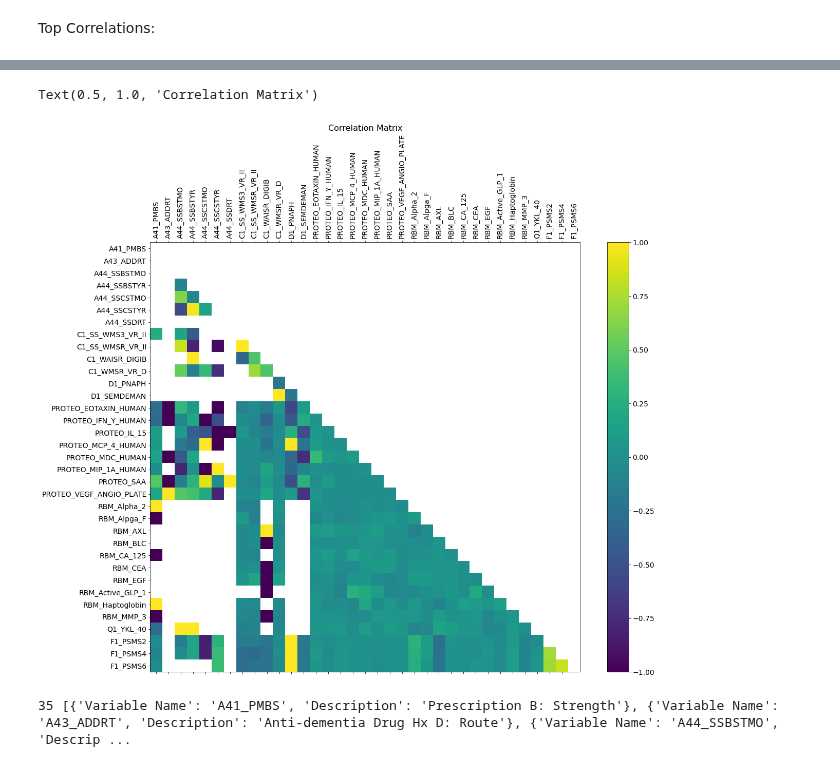
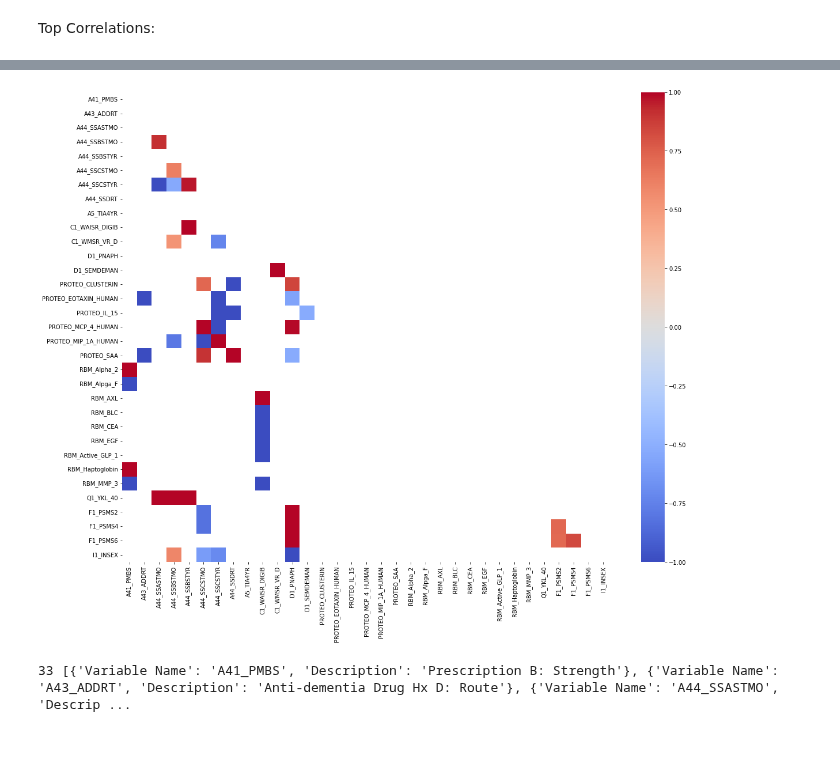
Before and after one commit to anusha1207/TARCC-Alzheimers, a Jupyter notebook: data_correlations.ipynb, the cells around one changed output, grey strips where cells are left out. Saved outputs shown, nothing was run; the diff lists cells and outputs as text; code cells hidden in the pictures.

Commit message:
correlatoin plot edits

```diff
--- a/data_correlations.ipynb
+++ b/data_correlations.ipynb
@@ -41,16 +40,29 @@ np.fill_diagonal(corr_values.values, 0)
 # %% [markdown]
 Pre Processing
 # %%
-# Scan each row to see if it has any correlations over 0.5 or under -0.5. If not, add to list to delete
+# Sanity check to enforce correlations are within [-1.0, 1.0]
 for column in corr_values:
     corr_values[column].mask(corr_values[column] >= 1.0, np.nan, inplace=True)
     corr_values[column].mask(corr_values[column] <= -1.0, np.nan, inplace=True)
 
-
+# for each row, ensure that a correlation exists > |.5|
+# if not, record the row
 rows_delete = []
 for index, row in corr_values.iterrows():
     delete = True
     for value in row:
-        if (value >= 0.75 and value < 1.0) or (value <= -0.75 and value > -1.0):
+        if (value >= 0.5 or value <= -0.5):
             delete = False
+    # record a list of (row index, Delete?) listings
     rows_delete.append(tuple([index, delete]))
+# %%
+# masking all correlations < |.5| to be nan
+def mask_(elem):
+    if elem < 0.5 and elem > -0.5 and type(elem) != str:
+        return np.nan
+    else:
+        return elem
+
+corr_values = corr_values.applymap(mask_)
+
+corr_values
@@ -108,18 +153,21 @@ corr_values.shape
 # %%
 # Fill diagonal and upper half with NaNs
 mask = np.zeros_like(corr_values, dtype=bool)
 mask[np.triu_indices_from(mask)] = True
 corr_values[mask] = np.nan
-f = plt.figure(figsize=(19, 15))
-plt.matshow(corr_values, fignum=f.number)
-plt.xticks(range(corr_values.select_dtypes(['number']).shape[1]), corr_values.select_dtypes(['number']).columns, fontsize=14, rotation=90)
-plt.yticks(range(corr_values.select_dtypes(['number']).shape[1]), corr_values.select_dtypes(['number']).columns, fontsize=14)
-cb = plt.colorbar()
-cb.ax.tick_params(labelsize=14)
-plt.title('Correlation Matrix', fontsize=16)
+
+plt.figure(figsize=(19,15))
+sns.heatmap(corr_values, cmap="coolwarm")
+plt.show()
+#f = plt.figure(figsize=(19, 15))
+#plt.matshow(corr_values, fignum=f.number)
+#plt.xticks(range(corr_values.select_dtypes(['number']).shape[1]), corr_values.select_dtypes(['number']).columns, fontsize=14, rotation=90)
+#plt.yticks(range(corr_values.select_dtypes(['number']).shape[1]), corr_values.select_dtypes(['number']).columns, fontsize=14)
+#cb = plt.colorbar()
+#cb.ax.tick_params(labelsize=14)
+#plt.title('Correlation Matrix', fontsize=16)
 # %% [output]
-Text(0.5, 1.0, 'Correlation Matrix')
-[figure, old version]
+[figure, new version]
 # %%
 codebook = pd.read_excel("20220602-TARCC-Codebook.xlsx")
 
@@ -149,7 +197,7 @@ dictionary = get_desc_table(list(corr_values.columns))
 # %%
 print(len(dictionary), dictionary)
 # %% [output]
-35 [{'Variable Name': 'A41_PMBS', 'Description': 'Prescription B: Strength'}, {'Variable Name': 'A43_ADDRT', 'Description': 'Anti-dementia Drug Hx D: Route'}, {'Variable Name': 'A44_SSBSTMO', 'Descrip ...
+33 [{'Variable Name': 'A41_PMBS', 'Description': 'Prescription B: Strength'}, {'Variable Name': 'A43_ADDRT', 'Description': 'Anti-dementia Drug Hx D: Route'}, {'Variable Name': 'A44_SSASTMO', 'Descrip ...
 # %%
 data_names = pd.DataFrame(data=dictionary)
 data_names.to_excel("data_names.xlsx", index=False)
```
Also changed, not shown: parts of 5 cells of this notebook, 1 other file.
